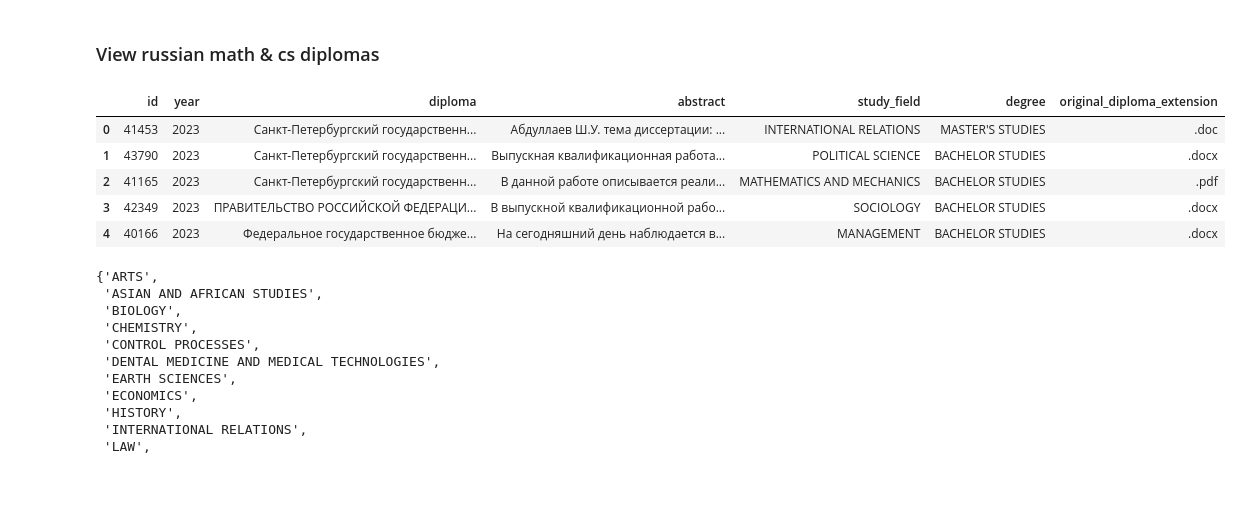
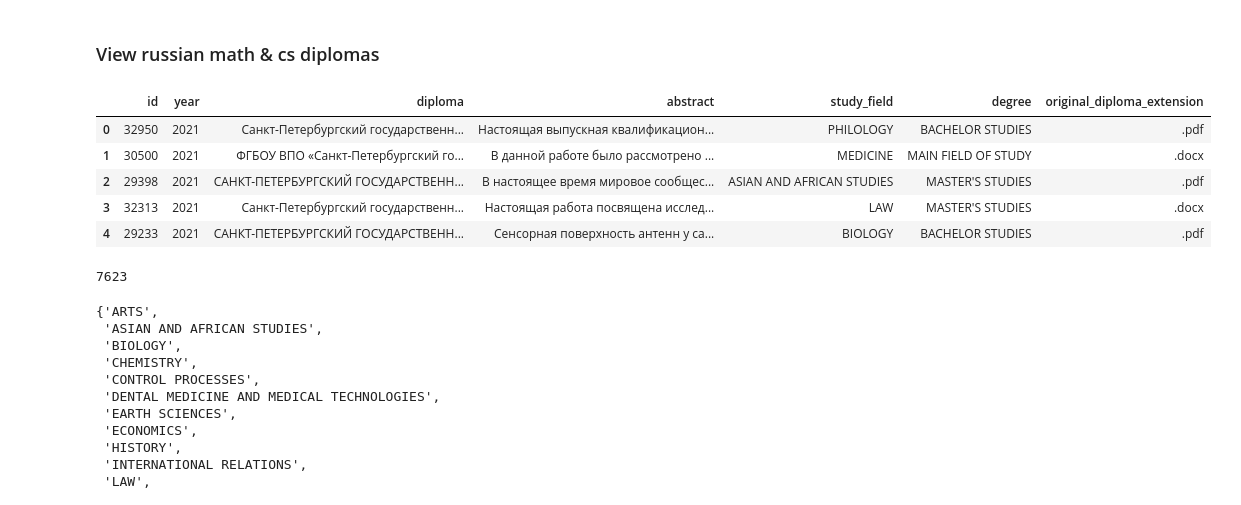
Before and after one commit to DenisovNikita/long_context_LLMs, a Jupyter notebook: src/notebooks/junk/view_abstracts_to_generate_questions.ipynb, the cells around one changed output. Saved outputs shown, nothing was run; the diff lists cells and outputs as text; code cells hidden in the pictures.

```diff
--- a/src/notebooks/junk/view_abstracts_to_generate_questions.ipynb
+++ b/src/notebooks/junk/view_abstracts_to_generate_questions.ipynb
@@ -7,15 +130,19 @@ from definitions import *
 # %% [markdown]
 ### View russian math & cs diplomas
 # %%
-df = pd.read_csv(ARTIFACTS_DIR_PATH.joinpath("parsing/diplomas/spbu/russian_dataset_test.csv"))
+df = pd.read_csv(ARTIFACTS_DIR_PATH.joinpath("parsing/diplomas/backup/russian_dataset_train.csv"))
 df.head()
 # %% [output]
 |  | id | year | diploma | abstract | study_field | degree | original_diploma_extension |
-| 0 | 41453 | 2023 | Санкт-Петербургский государственн... | Абдуллаев Ш.У. тема диссертации: ... | INTERNATIONAL RELATIONS | MASTER'S STUDIES | .doc |
-| 1 | 43790 | 2023 | Санкт-Петербургский государственн... | Выпускная квалификационная работа... | POLITICAL SCIENCE | BACHELOR STUDIES | .docx |
-| 2 | 41165 | 2023 | Санкт-Петербургский государственн... | В данной работе описывается реали... | MATHEMATICS AND MECHANICS | BACHELOR STUDIES | .pdf |
-| 3 | 42349 | 2023 | ПРАВИТЕЛЬСТВО РОССИЙСКОЙ ФЕДЕРАЦИ... | В выпускной квалификационной рабо... | SOCIOLOGY | BACHELOR STUDIES | .docx |
-| 4 | 40166 | 2023 | Федеральное государственное бюдже... | На сегодняшний день наблюдается в... | MANAGEMENT | BACHELOR STUDIES | .docx |
+| 0 | 32950 | 2021 | Санкт-Петербургский государственн... | Настоящая выпускная квалификацион... | PHILOLOGY | BACHELOR STUDIES | .pdf |
+| 1 | 30500 | 2021 | ФГБОУ ВПО «Санкт-Петербургский го... | В данной работе было рассмотрено ... | MEDICINE | MAIN FIELD OF STUDY | .docx |
+| 2 | 29398 | 2021 | САНКТ-ПЕТЕРБУРГСКИЙ ГОСУДАРСТВЕНН... | В настоящее время мировое сообщес... | ASIAN AND AFRICAN STUDIES | MASTER'S STUDIES | .pdf |
+| 3 | 32313 | 2021 | Санкт-Петербургский государственн... | Настоящая работа посвящена исслед... | LAW | MASTER'S STUDIES | .docx |
+| 4 | 29233 | 2021 | САНКТ-ПЕТЕРБУРГСКИЙ ГОСУДАРСТВЕНН... | Сенсорная поверхность антенн у са... | BIOLOGY | BACHELOR STUDIES | .pdf |
+# %%
+len(df)
+# %% [output]
+7623
 # %%
 set(df["study_field"])
 # %% [output]
```
Also changed, not shown: parts of 11 cells of this notebook, 6 other files.
